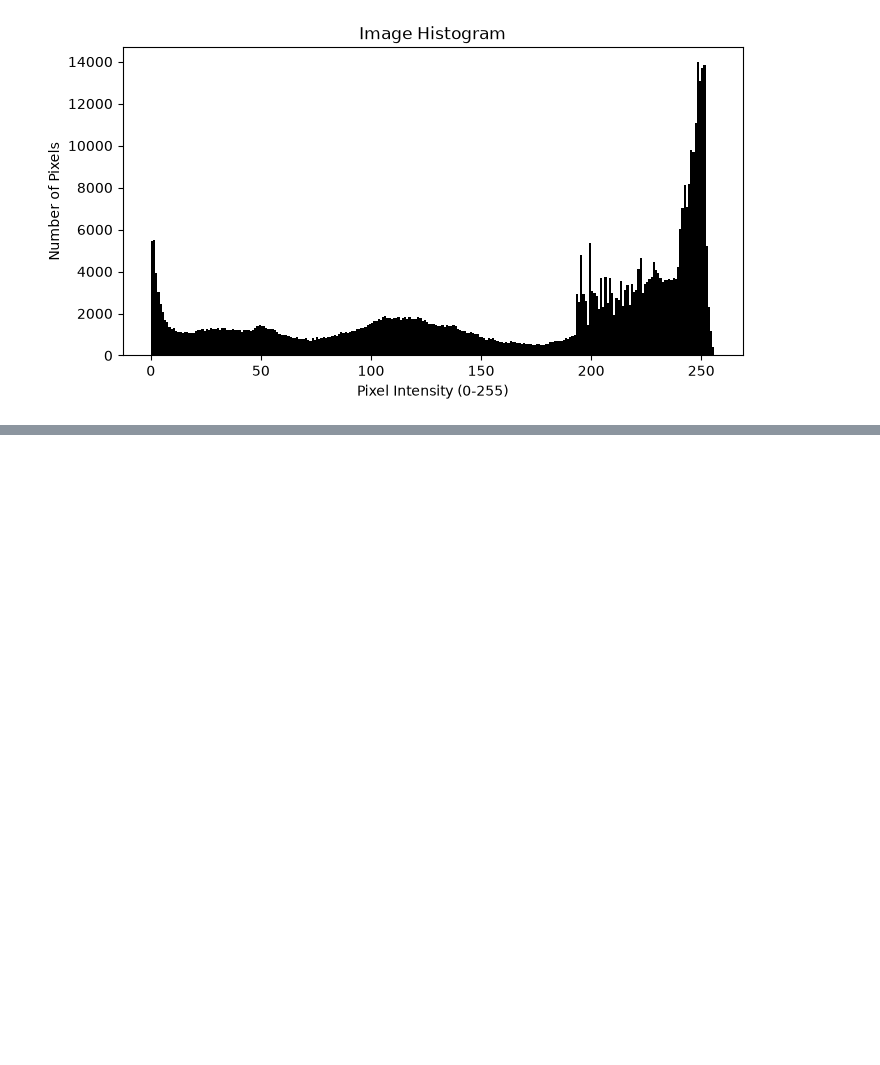
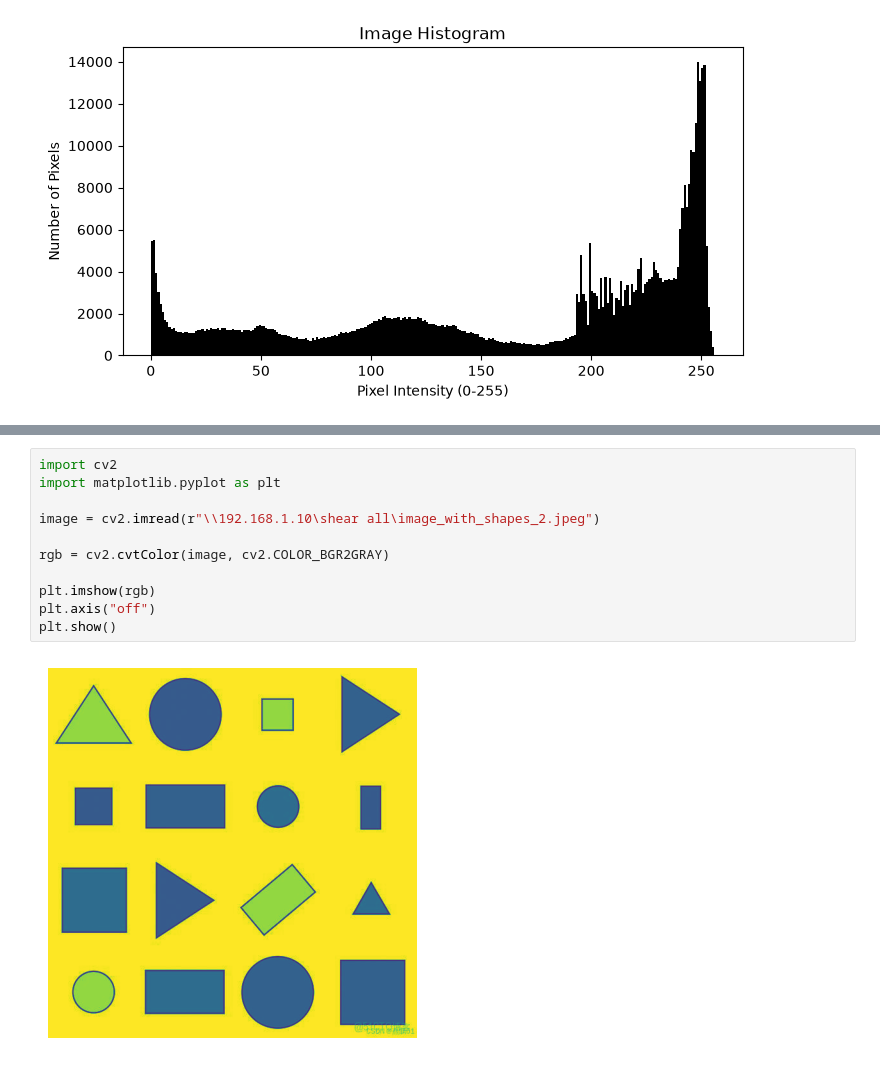
Before and after one commit to m1901041-TarekMlitan/Python-for-Digital-Image-Processing, a Jupyter notebook: day1.ipynb, the cells around one changed output, grey strips where cells are left out. Saved outputs shown, nothing was run; the diff lists cells and outputs as text; blank space fills up the shorter version.

```diff
--- a/day1.ipynb
+++ b/day1.ipynb
@@ -355,0 +387,13 @@ plt.show()
+# %%
+import cv2
+import matplotlib.pyplot as plt
+
+image = cv2.imread(r"\\192.168.1.10\shear all\image_with_shapes_2.jpeg")
+
+rgb = cv2.cvtColor(image, cv2.COLOR_BGR2GRAY)
+
+plt.imshow(rgb)
+plt.axis("off")
+plt.show()
+# %% [output]
+[figure, added]
```
Also changed, not shown: parts of 3 cells of this notebook, 1 other file.
